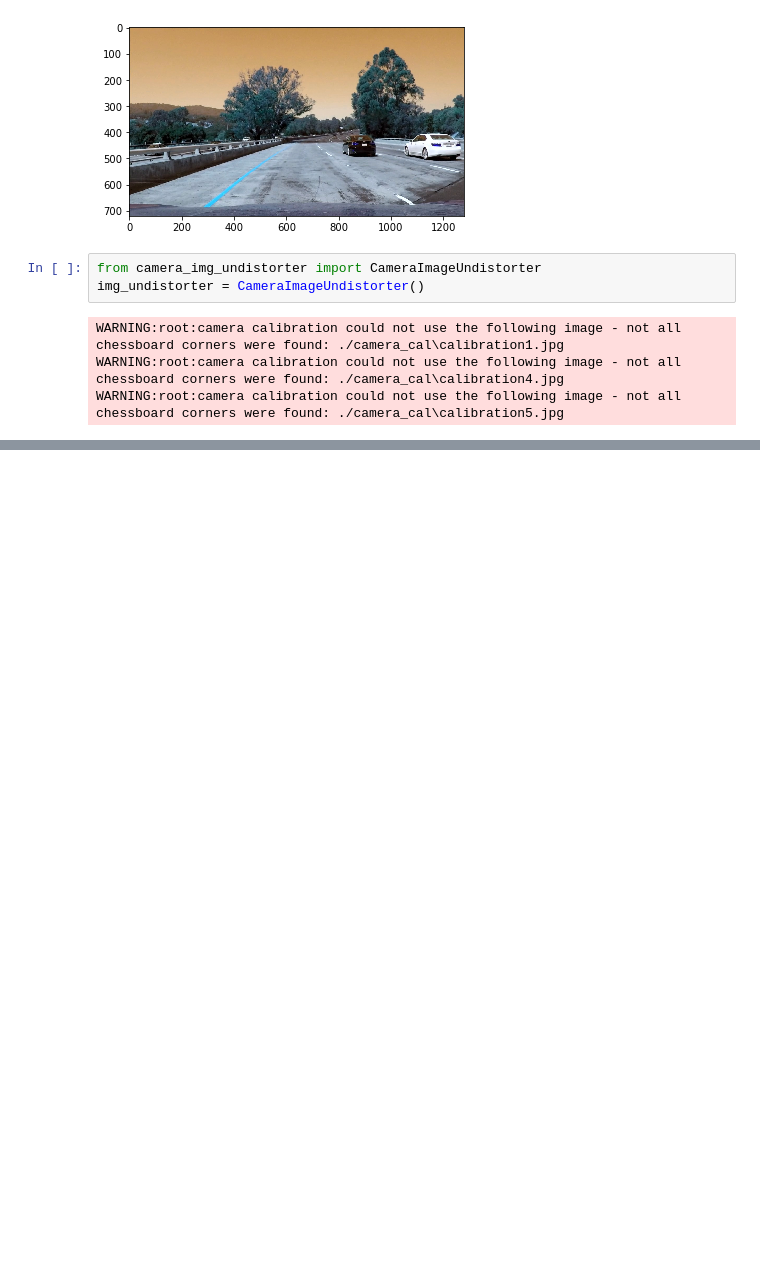
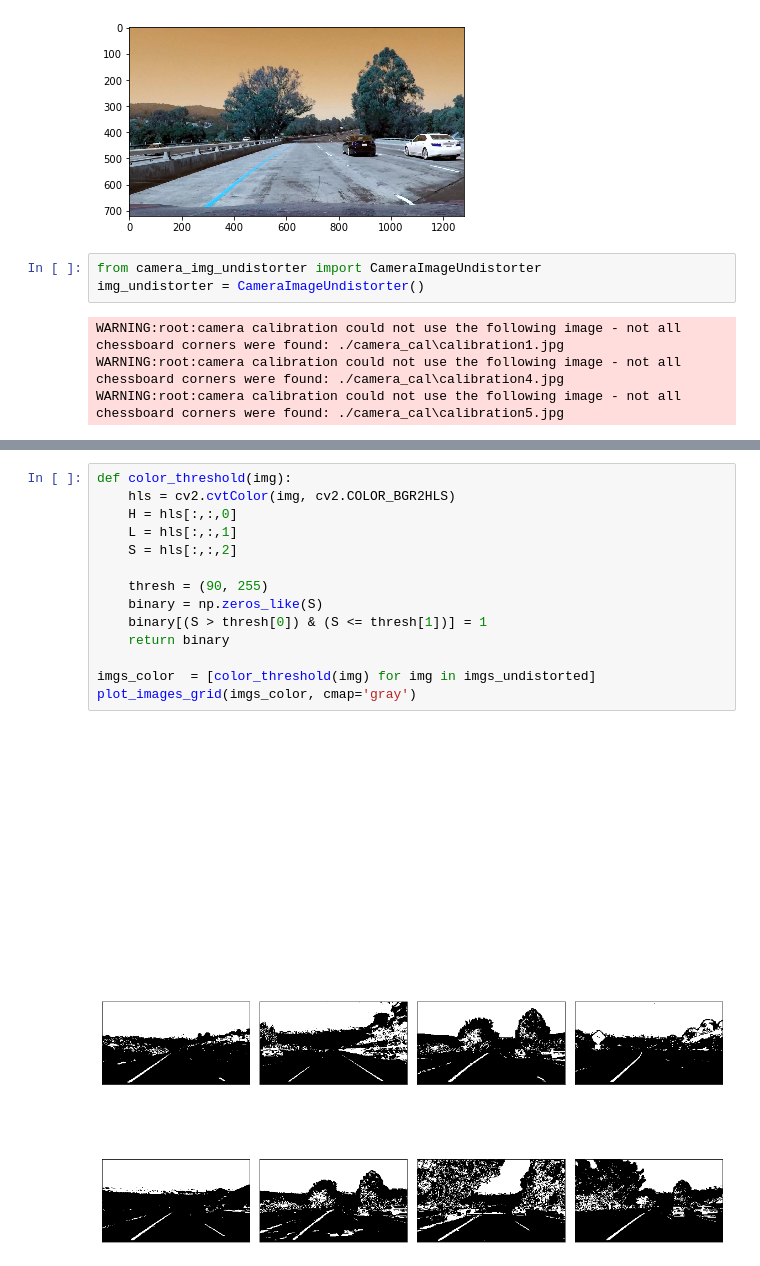
Before and after one commit to mastah43/CarND-Advanced-Lane-Lines, a Jupyter notebook: lane_finding.ipynb, the cells around one changed output, grey strips where cells are left out. Drawn from its saved outputs; the diff is of its cells as text; blank space fills up the shorter version.

```diff
--- a/lane_finding.ipynb
+++ b/lane_finding.ipynb
@@ -64,0 +72,17 @@ plot_image(img_lanes_birdview)
+# %%
+def color_threshold(img):
+    hls = cv2.cvtColor(img, cv2.COLOR_BGR2HLS)
+    H = hls[:,:,0]
+    L = hls[:,:,1]
+    S = hls[:,:,2]
+
+    thresh = (90, 255)
+    binary = np.zeros_like(S)
+    binary[(S > thresh[0]) & (S <= thresh[1])] = 1
+    return binary
+
+imgs_color  = [color_threshold(img) for img in imgs_undistorted]
+plot_images_grid(imgs_color, cmap='gray')
+# %% [output]
+[figure, added]
+[figure, added]
```
Also changed, not shown: parts of 11 cells of this notebook, 3 other files.
